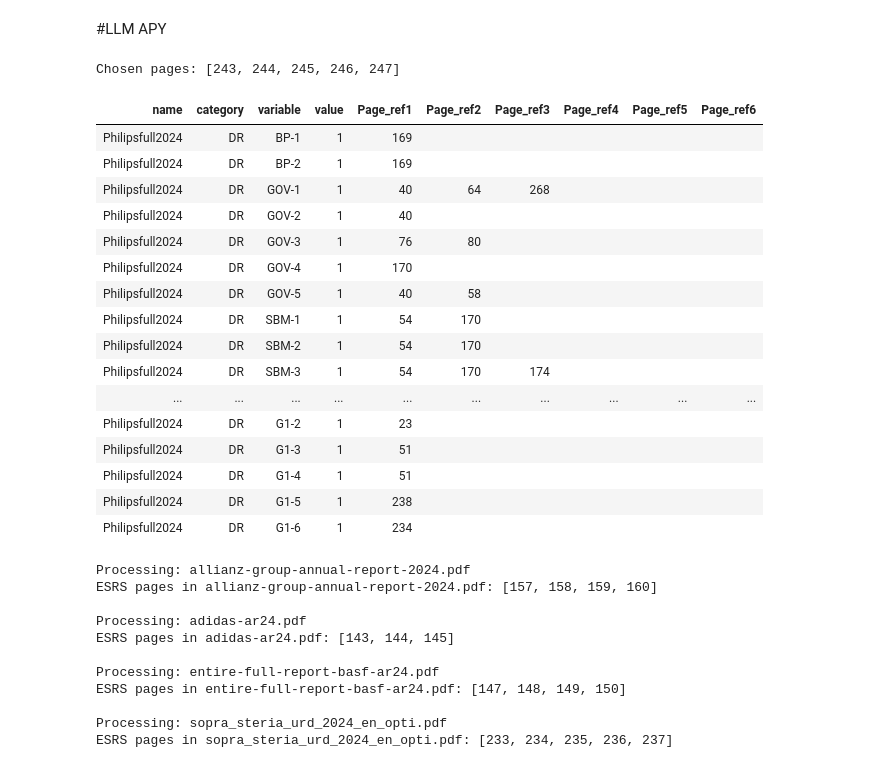
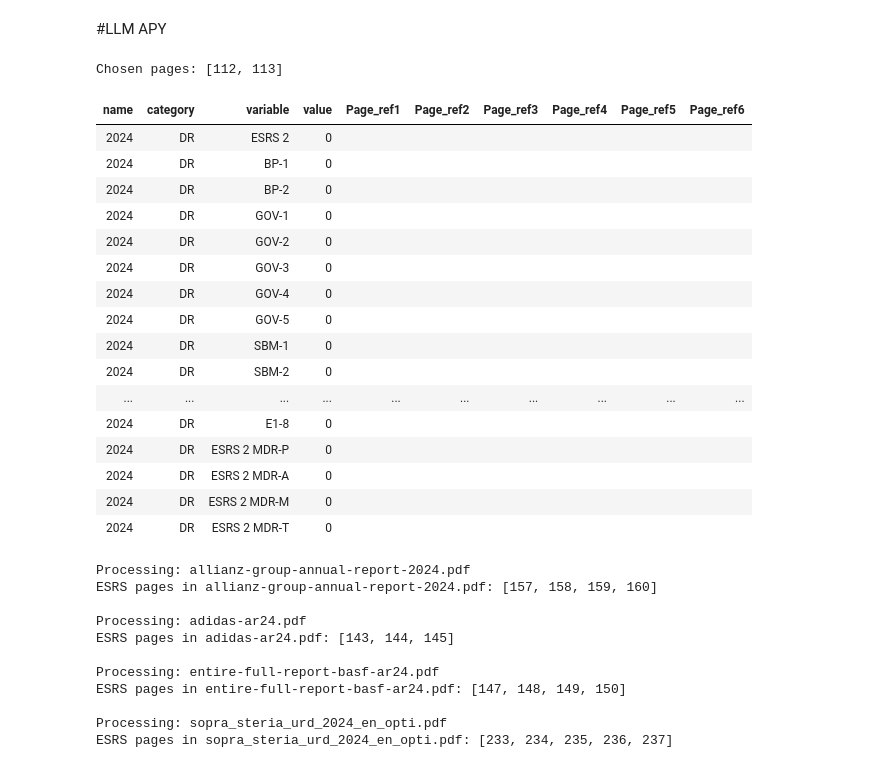
Before and after one commit to vklunna/bachelor-thesis-group32, a Jupyter notebook: thesisLLMCon.ipynb, the cells around one changed output. Saved outputs shown, nothing was run; the diff lists cells and outputs as text; code cells hidden in the pictures.

```diff
--- a/thesisLLMCon.ipynb
+++ b/thesisLLMCon.ipynb
@@ -60,7 +60,7 @@ import fitz
 
 try:
     # Update path to local Reports directory
-    doc = fitz.open("Reports/PhilipsFullAnnualReport2024-English.pdf")
+    doc = fitz.open("Reports/2024 Adyen Annual Report.pdf")
     text = doc[242].get_text()  # zero-indexed
     print(text[:1000])  # show first 1000 characters
 finally:
@@ -237,41 +265,41 @@ Text:
 
     return df.fillna("")        # blanks instead of NaN
 # %%
-pdf_path = "Reports/PhilipsFullAnnualReport2024-English.pdf"
+pdf_path = "Reports/2024 Adyen Annual Report.pdf"
 
 pages = find_esrs_pages(pdf_path)
 print("Chosen pages:", pages)
 
 doc = fitz.open(pdf_path)
 
 dfs = []                                            # << DataFrames live here
 for p in pages:
     text = doc[p-1].get_text()          # PyMuPDF uses 0-based index
     df_page = extract_page_items(text, p, client)
     dfs.append(df_page)                 # << append, do NOT extend
 
 full_table = pd.concat(dfs, ignore_index=True)
 display(full_table.style.hide(axis="index"))
 # full_table.to_excel("Philips_ESRS.xlsx", index=False)
 # %% [output]
-Chosen pages: [243, 244, 245, 246, 247]
+Chosen pages: [112, 113]
 | name | category | variable | value | Page_ref1 | Page_ref2 | Page_ref3 | Page_ref4 | Page_ref5 | Page_ref6 |
-| Philipsfull2024 | DR | BP-1 | 1 | 169 |  |  |  |  |  |
-| Philipsfull2024 | DR | BP-2 | 1 | 169 |  |  |  |  |  |
-| Philipsfull2024 | DR | GOV-1 | 1 | 40 | 64 | 268 |  |  |  |
-| Philipsfull2024 | DR | GOV-2 | 1 | 40 |  |  |  |  |  |
-| Philipsfull2024 | DR | GOV-3 | 1 | 76 | 80 |  |  |  |  |
-| Philipsfull2024 | DR | GOV-4 | 1 | 170 |  |  |  |  |  |
-| Philipsfull2024 | DR | GOV-5 | 1 | 40 | 58 |  |  |  |  |
-| Philipsfull2024 | DR | SBM-1 | 1 | 54 | 170 |  |  |  |  |
-| Philipsfull2024 | DR | SBM-2 | 1 | 54 | 170 |  |  |  |  |
-| Philipsfull2024 | DR | SBM-3 | 1 | 54 | 170 | 174 |  |  |  |
+| 2024 | DR | ESRS 2 | 0 |  |  |  |  |  |  |
+| 2024 | DR | BP-1 | 0 |  |  |  |  |  |  |
+| 2024 | DR | BP-2 | 0 |  |  |  |  |  |  |
+| 2024 | DR | GOV-1 | 0 |  |  |  |  |  |  |
+| 2024 | DR | GOV-2 | 0 |  |  |  |  |  |  |
+| 2024 | DR | GOV-3 | 0 |  |  |  |  |  |  |
+| 2024 | DR | GOV-4 | 0 |  |  |  |  |  |  |
+| 2024 | DR | GOV-5 | 0 |  |  |  |  |  |  |
+| 2024 | DR | SBM-1 | 0 |  |  |  |  |  |  |
+| 2024 | DR | SBM-2 | 0 |  |  |  |  |  |  |
 | ... | ... | ... | ... | ... | ... | ... | ... | ... | ... |
-| Philipsfull2024 | DR | G1-2 | 1 | 23 |  |  |  |  |  |
-| Philipsfull2024 | DR | G1-3 | 1 | 51 |  |  |  |  |  |
-| Philipsfull2024 | DR | G1-4 | 1 | 51 |  |  |  |  |  |
-| Philipsfull2024 | DR | G1-5 | 1 | 238 |  |  |  |  |  |
-| Philipsfull2024 | DR | G1-6 | 1 | 234 |  |  |  |  |  |
+| 2024 | DR | E1-8 | 0 |  |  |  |  |  |  |
+| 2024 | DR | ESRS 2 MDR-P | 0 |  |  |  |  |  |  |
+| 2024 | DR | ESRS 2 MDR-A | 0 |  |  |  |  |  |  |
+| 2024 | DR | ESRS 2 MDR-M | 0 |  |  |  |  |  |  |
+| 2024 | DR | ESRS 2 MDR-T | 0 |  |  |  |  |  |  |
 # %%
 def process_reports_folder():
     reports_dir = "Reports"
```
Also changed, not shown: parts of 3 cells of this notebook, 2 other files.
